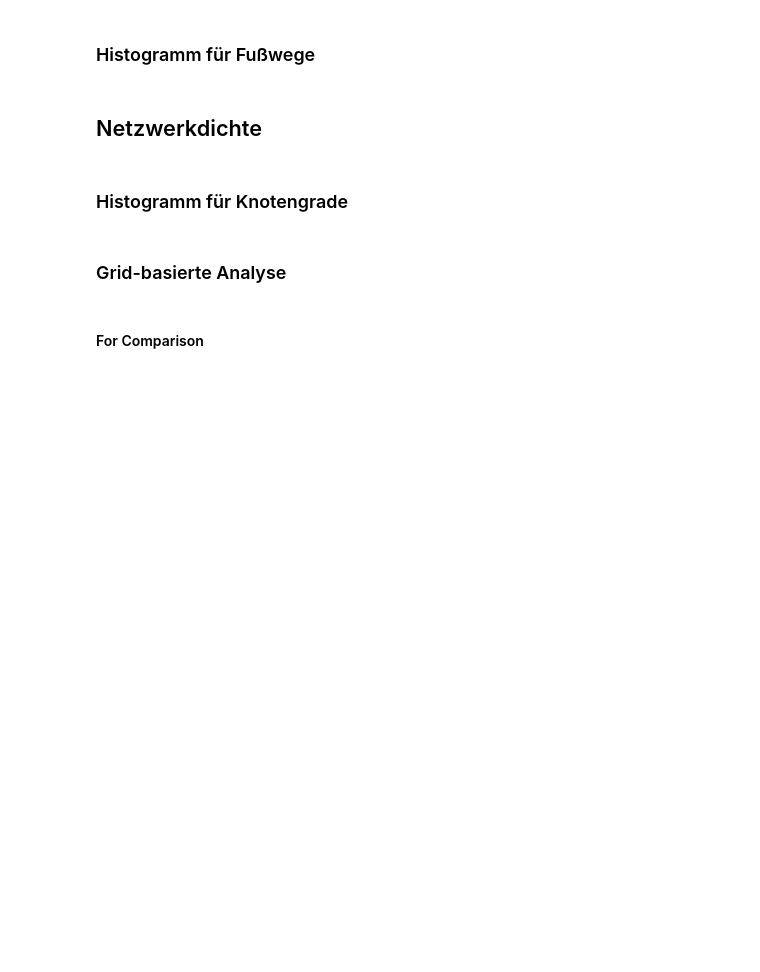
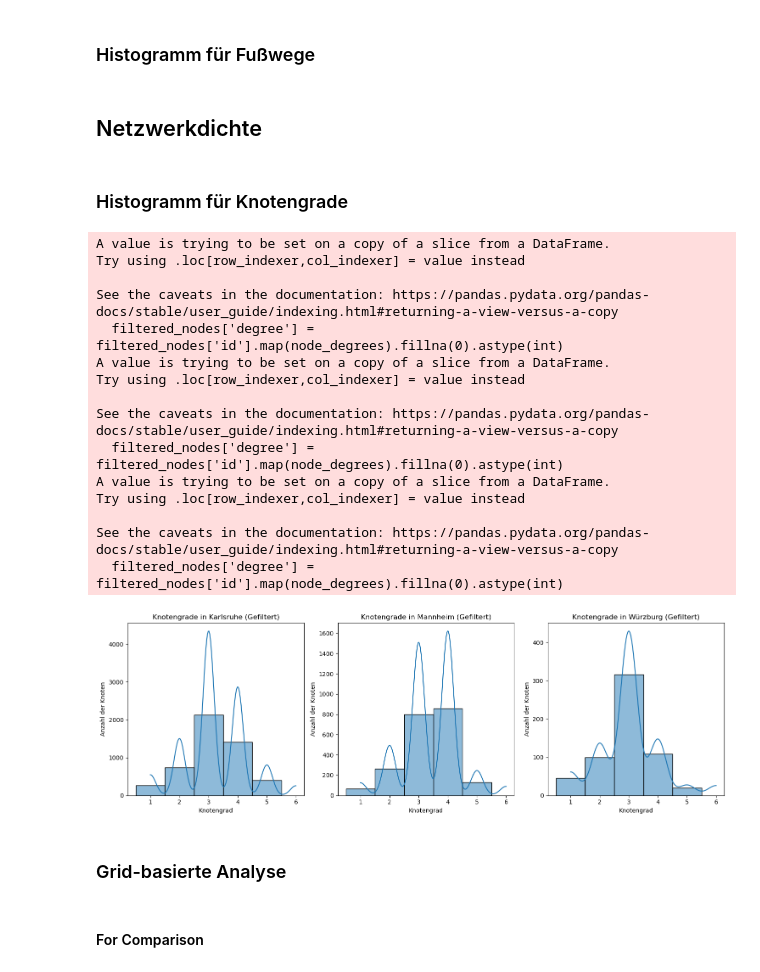
Before and after one commit to Samuelscoding/Bachelorarbeit, a Jupyter notebook: Dataset_Visualization.ipynb, the cells around one changed output. Drawn from its saved outputs; the diff is of its cells as text; code cells hidden in the pictures; blank space fills up the shorter version.

Commit message:
New histogram for node degree

```diff
--- a/Dataset_Visualization.ipynb
+++ b/Dataset_Visualization.ipynb
@@ -1347,9 +1341,16 @@ footpaths_per_city()
 # %% [markdown]
 ### Histogramm für Knotengrade
 # %%
+# Bounding-Boxen für die Städte
+bounding_boxes = {
+    "Mannheim": [(49.4797439235994, 8.459271481182554), (49.49572620679408, 8.472869522710699)],
+    "Karlsruhe": [(49.00567848315833, 8.388093017247659), (49.02507245712048, 8.418621377202044)],
+    "Würzburg": [(49.79053751531416, 9.92684010036795), (49.79589106529845, 9.935191771430993)]
+}
+
 city_folder = "City_data"
 files = []
-for subfolder in ['village', 'town', 'city']:
+for subfolder in ['city']:
     full_path = os.path.join(city_folder, subfolder)
     files.extend([os.path.join(full_path, file) for file in os.listdir(full_path) if file.endswith(".osm")])
 
@@ -1361,41 +1362,76 @@ for idx, file in enumerate(files):
     city_name = os.path.splitext(os.path.basename(file))[0]
     city_data = load_from_all_xml(file)
 
+    if city_name not in bounding_boxes:
+        print(f"Keine Bounding-Box für {city_name}, überspringe...")
+        continue
+
+    (lat_min, lon_min), (lat_max, lon_max) = bounding_boxes[city_name]
+
     # Netzwerkgraph für diese Stadt erstellen
     G = nx.Graph()
+
+    # Knoten hinzufügen (nur wenn sie innerhalb der Bounding-Box liegen)
+    filtered_nodes = city_data[
+        (city_data['type'] == 'node') &
+        (city_data['latitude'].between(lat_min, lat_max)) &
+        (city_data['longitude'].between(lon_min, lon_max))
+    ]
+    node_ids_in_bbox = set(filtered_nodes['id'])
+
     for _, row in city_data[city_data['type'] == 'way'].iterrows():
         node_ids = row['node_ids']
         if node_ids is not None:
-            for i in range(len(node_ids) - 1):
-                G.add_edge(node_ids[i], node_ids[i + 1])
+            # Nur Kanten hinzufügen, wenn beide Knoten innerhalb der Bounding-Box sind
+            valid_node_ids = [node_id for node_id in node_ids if node_id in node_ids_in_bbox]
+            for i in range(len(valid_node_ids) - 1):
+                G.add_edge(valid_node_ids[i], valid_node_ids[i + 1])
 
-    # Knotengrade berechnen
+    # Knotengrade berechnen (nur für Knoten in der Bounding-Box)
     node_degrees = dict(G.degree())
-    city_data['degree'] = city_data['id'].map(node_degrees).fillna(0).astype(int)
-    city_data = city_data[city_data['degree'] > 0]  # Knoten ohne Verbindungen entfernen
+
+    # Knoten mit Grad > 0 filtern
+    filtered_nodes['degree'] = filtered_nodes['id'].map(node_degrees).fillna(0).astype(int)
+    filtered_nodes = filtered_nodes[filtered_nodes['degree'] > 0]
 
     # Knotengrade auf maximal 6 beschränken
-    city_data = city_data[city_data['degree'] <= 6]
-    city_node_degrees = city_data['degree']
+    city_node_degrees = filtered_nodes[filtered_nodes['degree'] <= 6]['degree']
 
     # Position im Gitterlayout berechnen
     row, col = divmod(idx, columns)
     ax = axes[row][col]
 
     bins = np.arange(1, 7) - 0.5
 
     sns.histplot(city_node_degrees, bins=bins, kde=True, ax=ax)
-    ax.set_title(f"Knotengrade in {city_name}")
+    ax.set_title(f"Knotengrade in {city_name} (Gefiltert)")
     ax.set_xlabel("Knotengrad")
     ax.set_ylabel("Anzahl der Knoten")
     ax.set_xticks(range(1, 7))
 
 for idx in range(len(files), rows * columns):
     row, col = divmod(idx, columns)
     axes[row][col].axis('off')
 
 plt.tight_layout()
 plt.show()
+# %% [output]
+A value is trying to be set on a copy of a slice from a DataFrame.
+Try using .loc[row_indexer,col_indexer] = value instead
+
+See the caveats in the documentation: https://pandas.pydata.org/pandas-docs/stable/user_guide/indexing.html#returning-a-view-versus-a-copy
+  filtered_nodes['degree'] = filtered_nodes['id'].map(node_degrees).fillna(0).astype(int)
+A value is trying to be set on a copy of a slice from a DataFrame.
+Try using .loc[row_indexer,col_indexer] = value instead
+
+See the caveats in the documentation: https://pandas.pydata.org/pandas-docs/stable/user_guide/indexing.html#returning-a-view-versus-a-copy
+  filtered_nodes['degree'] = filtered_nodes['id'].map(node_degrees).fillna(0).astype(int)
+A value is trying to be set on a copy of a slice from a DataFrame.
+Try using .loc[row_indexer,col_indexer] = value instead
+
+See the caveats in the documentation: https://pandas.pydata.org/pandas-docs/stable/user_guide/indexing.html#returning-a-view-versus-a-copy
+  filtered_nodes['degree'] = filtered_nodes['id'].map(node_degrees).fillna(0).astype(int)
+[figure, added]
 # %% [markdown]
 ### Grid-basierte Analyse
 # %% [markdown]
```
Also changed, not shown: parts of 1 cell of this notebook, 3 other files.
